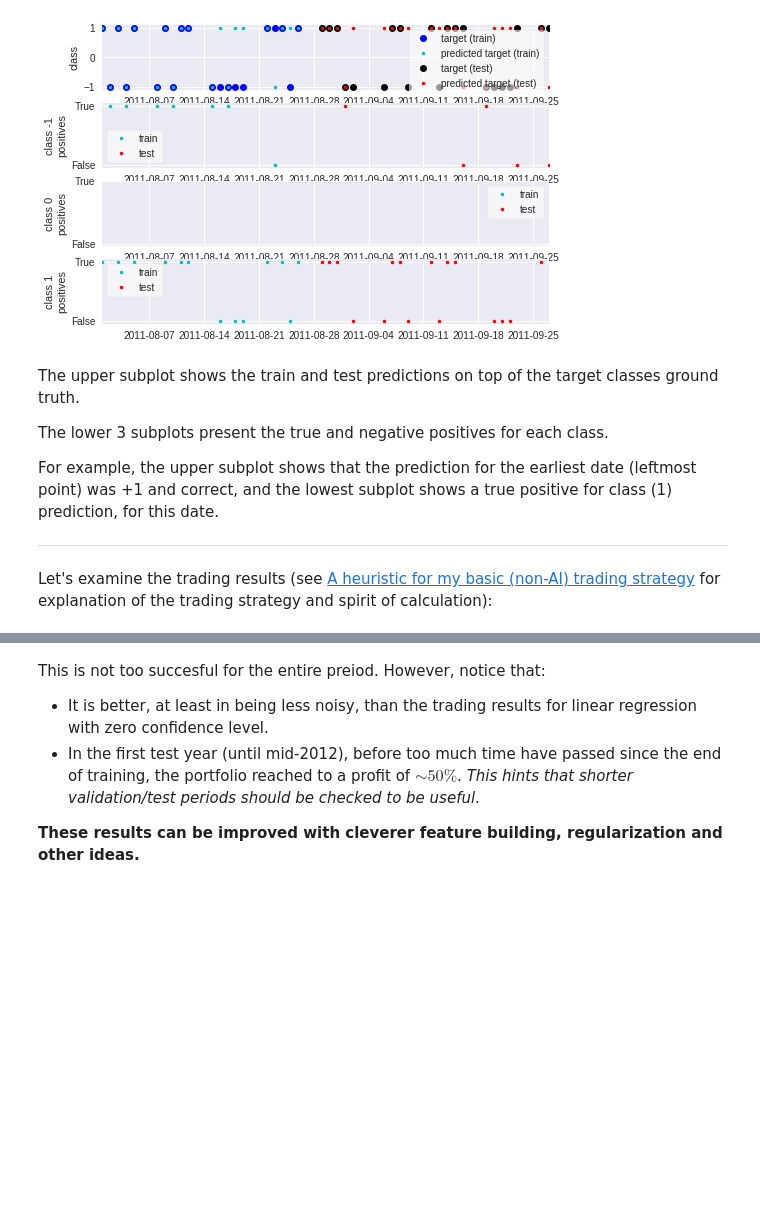
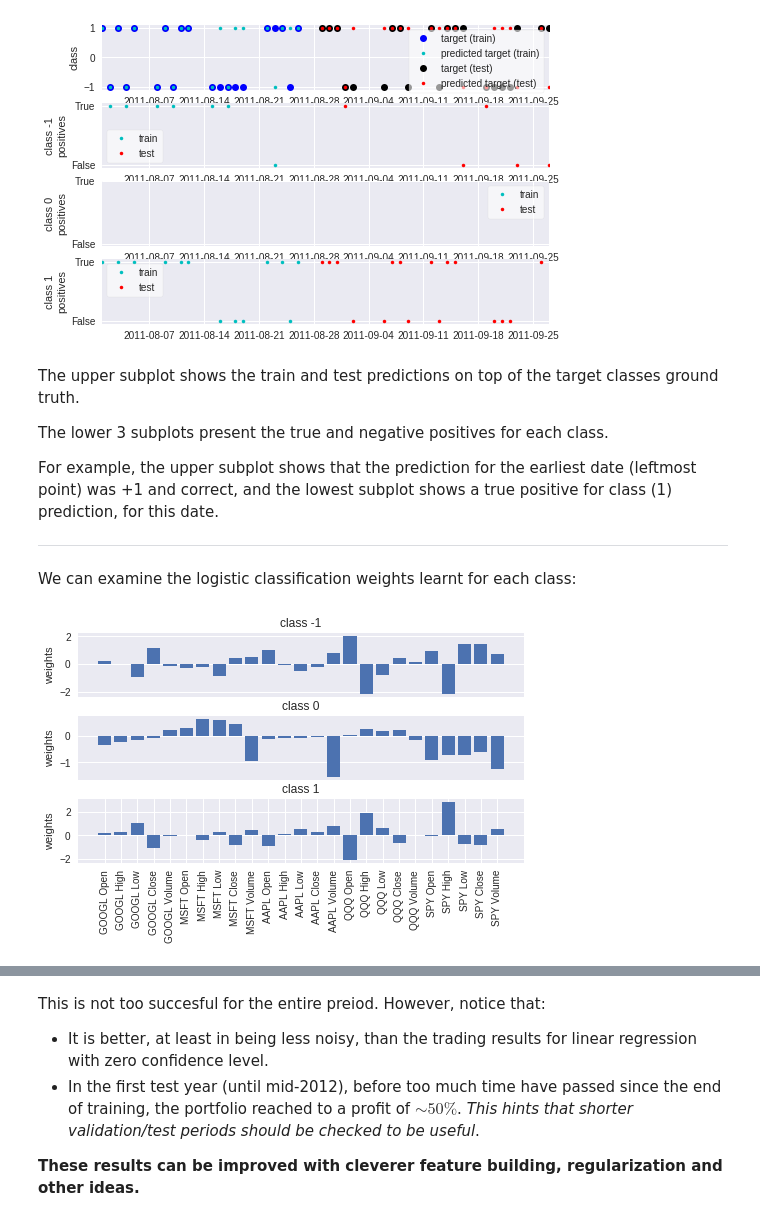
Before and after one commit to Ozziko/AlgoTradingAI, a Jupyter notebook: Oz_Livneh_Algo_Trading_AI.ipynb, the cells around one changed output, grey strips where cells are left out. Drawn from its saved outputs; the diff is of its cells as text; code cells hidden in the pictures; blank space fills up the shorter version.

```diff
--- a/Oz_Livneh_Algo_Trading_AI.ipynb
+++ b/Oz_Livneh_Algo_Trading_AI.ipynb
@@ -865,9 +879,9 @@ The classes directly represent the trading decision to be taken.
 class_confidence_level=0
 # ------------------ end of inputs ------------------
 
-classification_obj=OzML.classification_shallow(
+log_classification_obj=OzML.classification_shallow(
     split_data_obj=train_test_split_obj,class_confidence_level=class_confidence_level)
 
-classification_obj.train_skLogisticRegression(
+log_classification_obj.train_skLogisticRegression(
     multi_class='multinomial',solver='lbfgs',penalty='l2',C=1e5,n_jobs=1,max_iter=1000)
 # %% [output]
@@ -925,4 +939,12 @@ The lower 3 subplots present the true and negative positives for each class.
 For example, the upper subplot shows that the prediction for the earliest date (leftmost point) was +1 and correct, and the lowest subplot shows a true positive for class (1) prediction, for this date.
 
 ---
-Let's examine the trading results (see [A heuristic for my basic (non-AI) trading strategy](#scrollTo=Ixkxx-36s5t_) for explanation of the trading strategy and spirit of calculation):
+
+We can examine the logistic classification weights learnt for each class:
+# %%
+OzML.visualize_classes_weights(log_classification_obj.classifier.coef_,
+                    log_classification_obj.classes_list,
+                    max_coeff_to_show=-1,attribute_names_list=attribute_names_list,
+                    normalization=False,mode='subplots')
+# %% [output]
+[figure, added]
```
Also changed, not shown: parts of 42 cells of this notebook.
